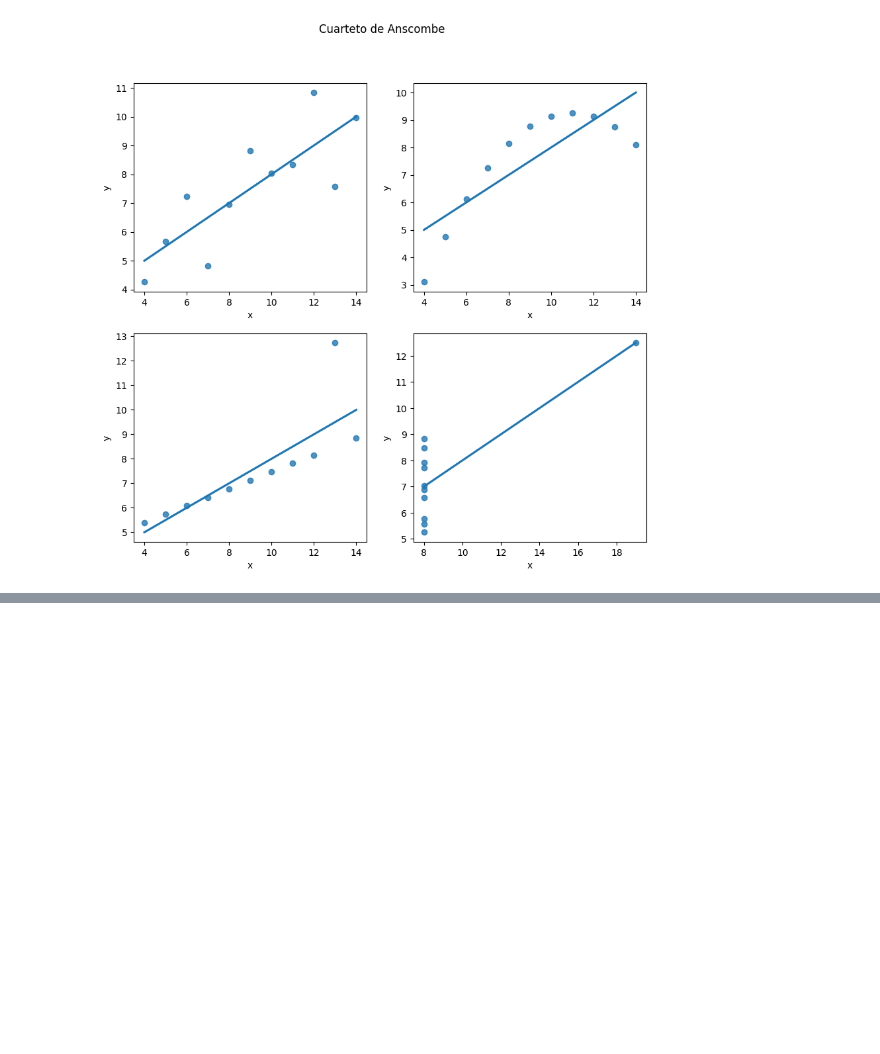
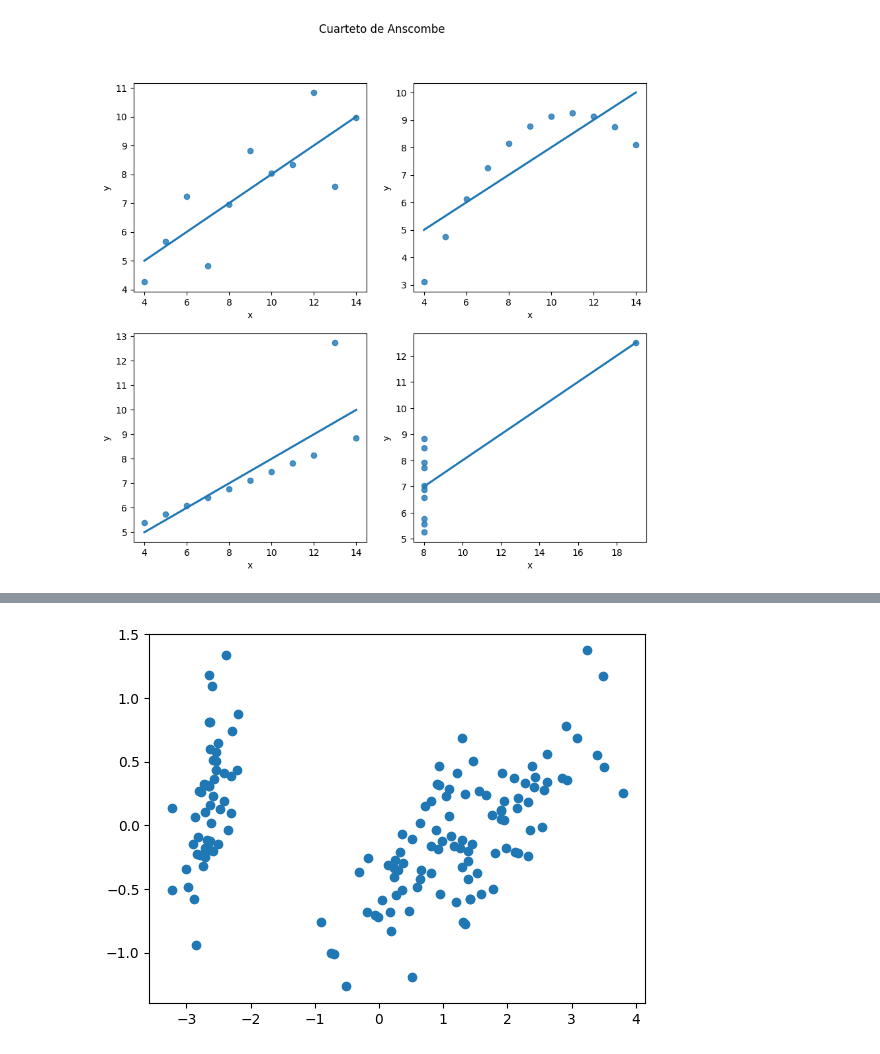
Before and after one commit to datacubeR/clases_UAI, a Jupyter notebook: tics411/notebooks/viz.ipynb, the cells around one changed output, grey strips where cells are left out. Saved outputs shown, nothing was run; the diff lists cells and outputs as text; code cells hidden in the pictures; blank space fills up the shorter version.

```diff
--- a/tics411/notebooks/viz.ipynb
+++ b/tics411/notebooks/viz.ipynb
@@ -270,3 +270,8 @@ plt.suptitle("Cuarteto de Anscombe")
 # %% [output]
 Text(0.5, 0.98, 'Cuarteto de Anscombe')
 [figure]
+# %%
+import seaborn as sns
+
+iris_df = sns.load_dataset("iris")
+iris_df
@@ -272,0 +292,11 @@ Text(0.5, 0.98, 'Cuarteto de Anscombe')
+# %%
+from sklearn.decomposition import PCA
+import matplotlib.pyplot as plt
+
+pca = PCA(n_components=2)
+data = pca.fit_transform(iris_df.drop(columns="species"))
+x, y = data[:,0], data[:,1]
+
+plt.scatter(x, y);
+# %% [output]
+[figure, added]
```
Also changed, not shown: parts of 3 cells of this notebook, 27 other files.
